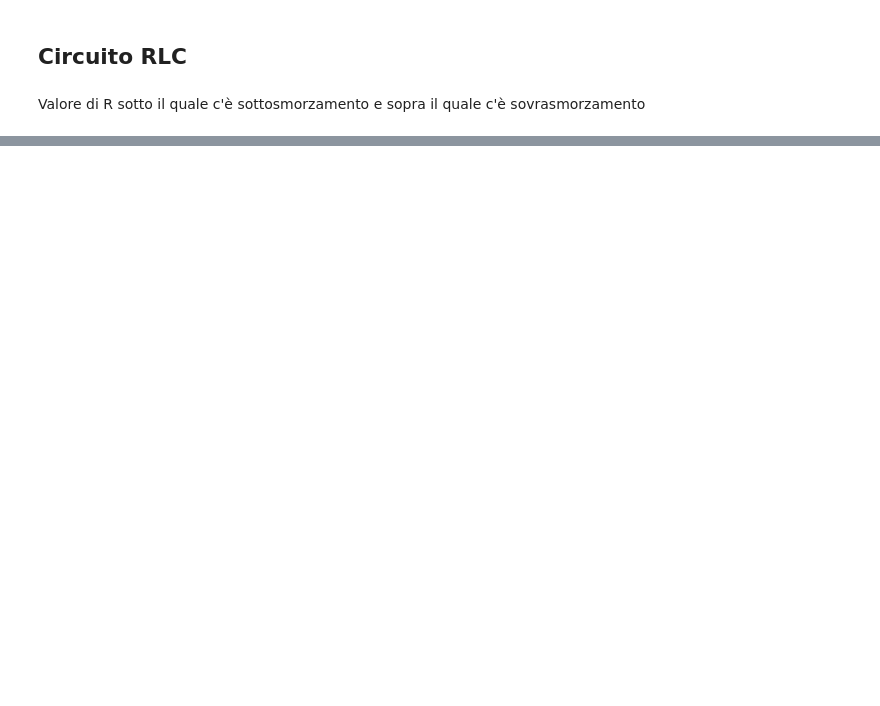
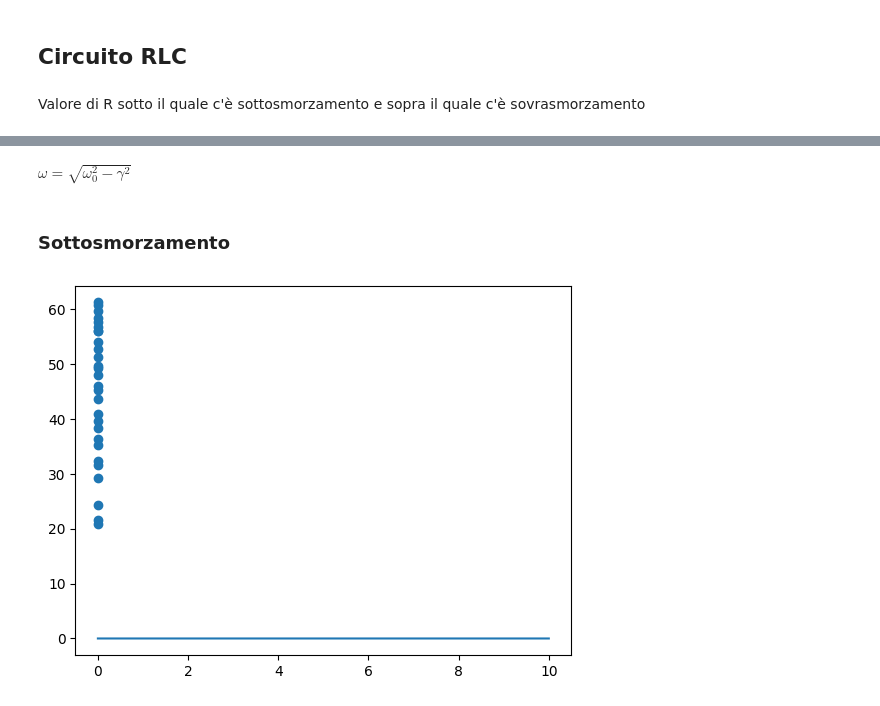
Before and after one commit to ARossiUnimib/Laboratorio-2---Gruppo-21-A.A.-2023-24, a Jupyter notebook: Notebooks/Circuiti_2/Circuiti_2.ipynb, the cells around one changed output, grey strips where cells are left out. Cells and saved outputs as stored; diff of their text form; code cells hidden in the pictures; blank space fills up the shorter version.

```diff
--- a/Notebooks/Circuiti_2/Circuiti_2.ipynb
+++ b/Notebooks/Circuiti_2/Circuiti_2.ipynb
@@ -534,0 +587,12 @@ print(L)
+# %%
+data = np.loadtxt("Dati/RL_scarica_v2.txt")
+
+t = []
+V = []
+
+for i in range(len(data)):
+    t.append(data[i][0] * 10 ** (-6))
+    V.append(data[i][1])
+
+t = np.array(t)
+V = np.array(V)
@@ -542,0 +652,4 @@ print(2 * uu.sqrt(L/C))
+# %% [markdown]
+$\omega = \sqrt{\omega _0 ^ 2 - \gamma ^ 2}$
+# %% [markdown]
+### Sottosmorzamento
@@ -542,0 +661,24 @@ print(2 * uu.sqrt(L/C))
+# %%
+def model(t, q, t0, a, b, c):
+    return a * np.e**(- b * (t-t0)) * (b * np.cos(c * (t-t0)) + c * np.sin(c * (t-t0))) + q
+# %%
+data = np.loadtxt("Dati/RLC_sotto.txt")
+
+t = []
+V = []
+
+for i in range(len(data)):
+    t.append(data[i][0] * 10 ** (-3))
+    V.append(data[i][1] * 10 ** (-3))
+
+t = np.array(t)
+V = np.array(V)
+# %%
+fig,ax = plt.subplots(1,1)
+plt.scatter(t,V)
+x = np.linspace(0,10,10000)
+y = model(x, a = 2, b = 3, q=0, c=0.001, t0=0)
+plt.plot(x,y)
+plt.show()
+# %% [output]
+[figure, added]
```
Also changed, not shown: parts of 20 cells of this notebook, 4 other files.
